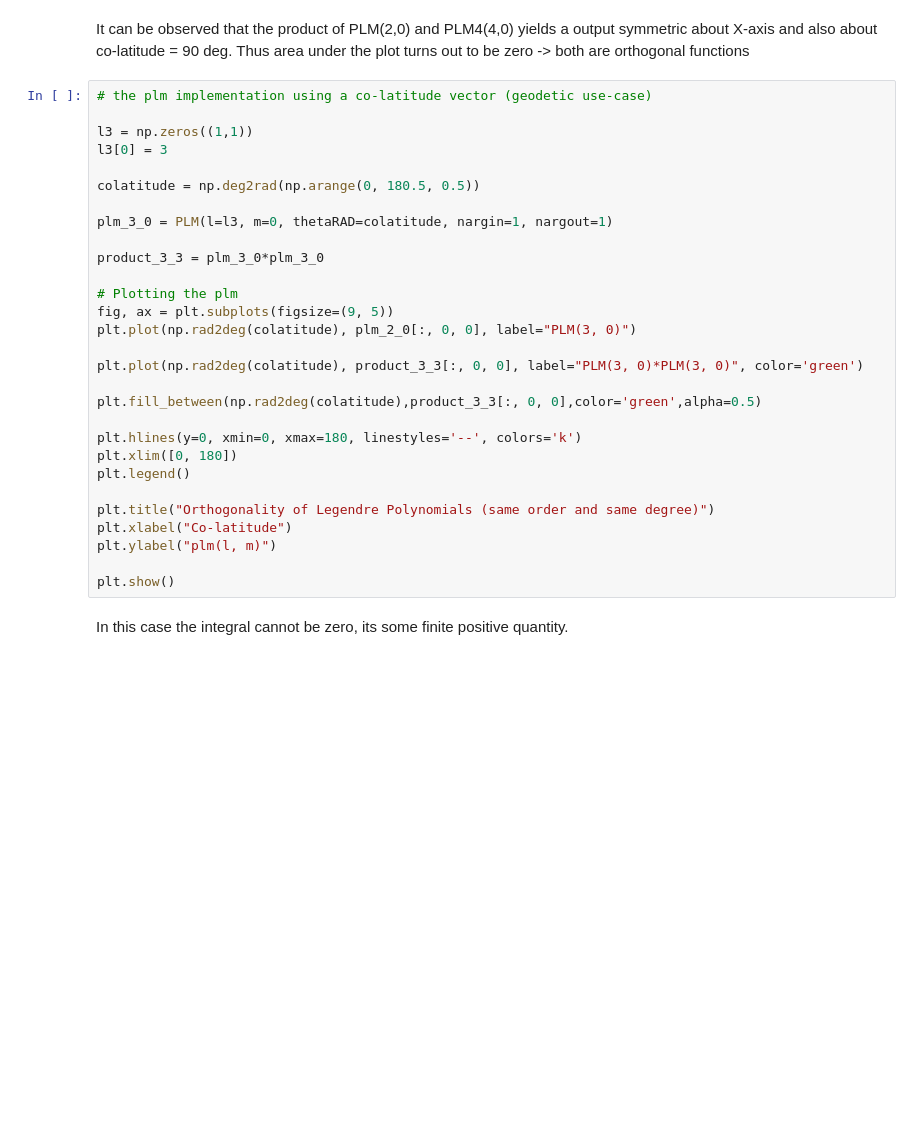
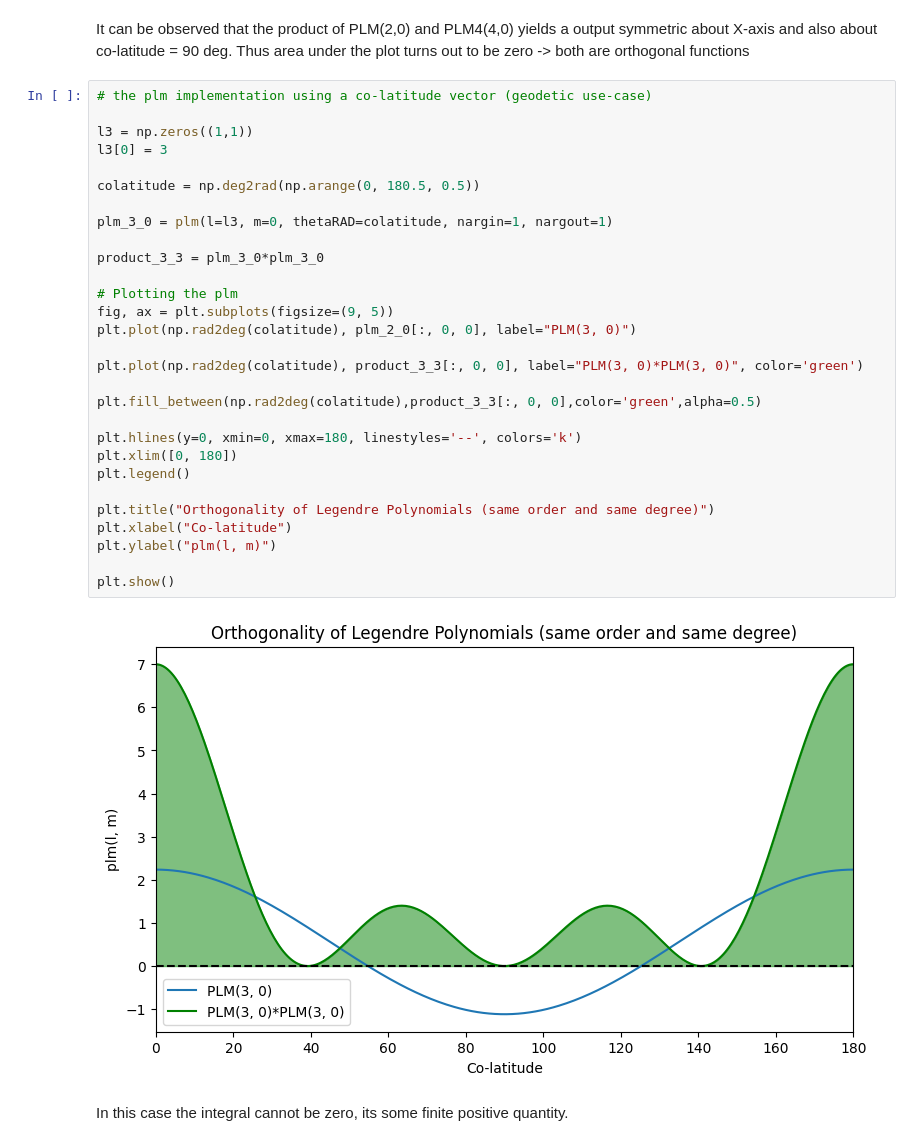
Before and after one commit to GESS-research-group/pyshbundle, a Jupyter notebook: examples/01_intro_spherical_harmonics_with_pyshbundle.ipynb, the cells around one changed output. Drawn from its saved outputs; the diff is of its cells as text; blank space fills up the shorter version.

```diff
--- a/examples/01_intro_spherical_harmonics_with_pyshbundle.ipynb
+++ b/examples/01_intro_spherical_harmonics_with_pyshbundle.ipynb
@@ -129,32 +157,34 @@ the plot turns out to be zero -> both are orthogonal functions
 # %%
 # the plm implementation using a co-latitude vector (geodetic use-case)
 
 l3 = np.zeros((1,1))
 l3[0] = 3
 
 colatitude = np.deg2rad(np.arange(0, 180.5, 0.5))
 
-plm_3_0 = PLM(l=l3, m=0, thetaRAD=colatitude, nargin=1, nargout=1)
+plm_3_0 = plm(l=l3, m=0, thetaRAD=colatitude, nargin=1, nargout=1)
 
 product_3_3 = plm_3_0*plm_3_0
 
 # Plotting the plm
 fig, ax = plt.subplots(figsize=(9, 5))
 plt.plot(np.rad2deg(colatitude), plm_2_0[:, 0, 0], label="PLM(3, 0)")
 
 plt.plot(np.rad2deg(colatitude), product_3_3[:, 0, 0], label="PLM(3, 0)*PLM(3, 0)", color='green')
 
 plt.fill_between(np.rad2deg(colatitude),product_3_3[:, 0, 0],color='green',alpha=0.5)
 
 plt.hlines(y=0, xmin=0, xmax=180, linestyles='--', colors='k')
 plt.xlim([0, 180])
 plt.legend()
 
 plt.title("Orthogonality of Legendre Polynomials (same order and same degree)")
 plt.xlabel("Co-latitude")
 plt.ylabel("plm(l, m)")
 
 plt.show()
+# %% [output]
+[figure, added]
 # %% [markdown]
 In this case the integral cannot be zero, its some finite positive quantity.
 # %%
```
Also changed, not shown: parts of 17 cells of this notebook, 10 other files.
